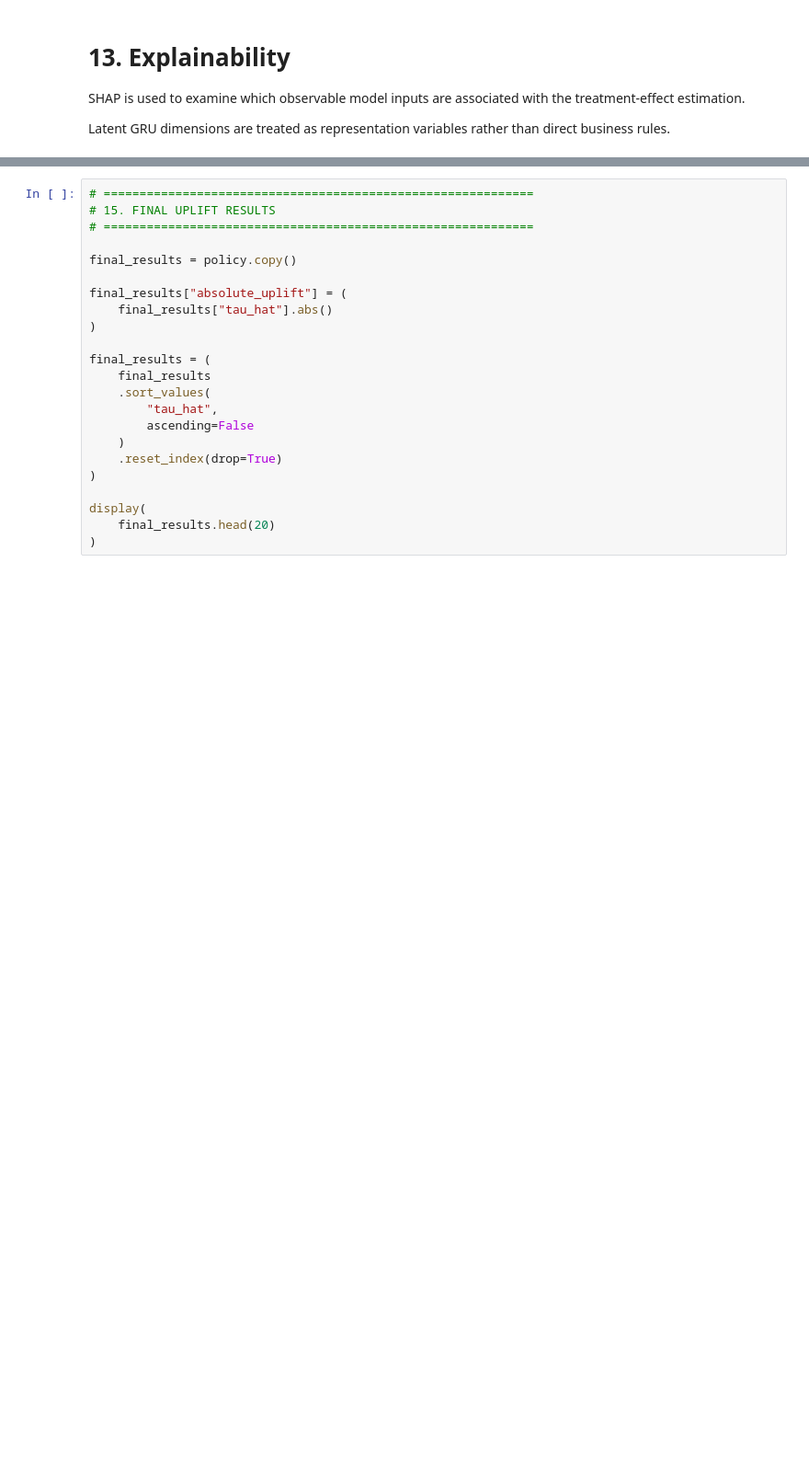
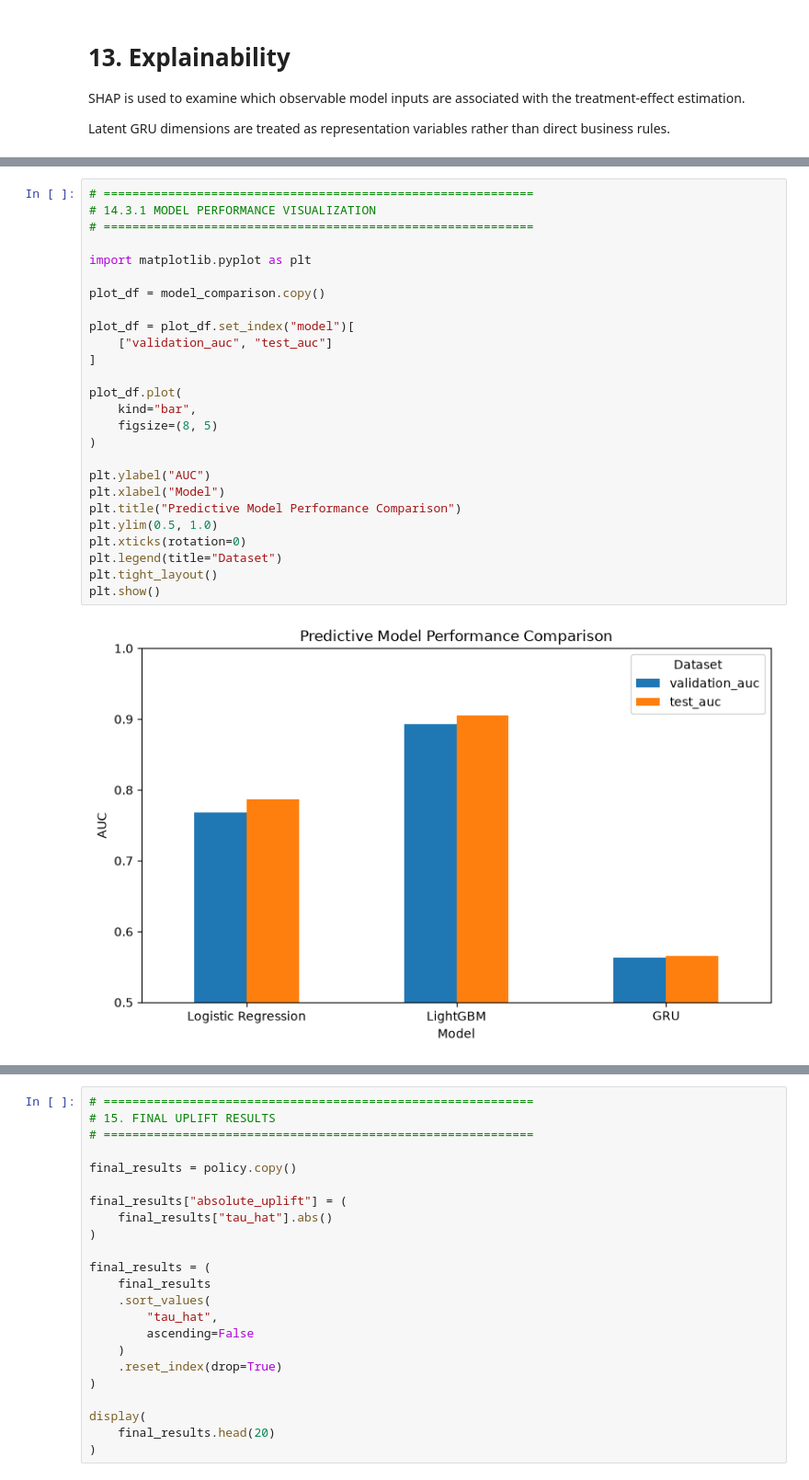
Before and after one commit to BaoVy2810/ecommerce-causal-analysis, a Jupyter notebook: notebooks/Uplift_Promotion_Pipeline.ipynb, the cells around one changed output, grey strips where cells are left out. Shown at 92% size. Cells and saved outputs as stored; diff of their text form; blank space fills up the shorter version.

```diff
--- a/notebooks/Uplift_Promotion_Pipeline.ipynb
+++ b/notebooks/Uplift_Promotion_Pipeline.ipynb
@@ -2707,0 +3072,28 @@ display(
+# %%
+# ============================================================
+# 14.3.1 MODEL PERFORMANCE VISUALIZATION
+# ============================================================
+
+import matplotlib.pyplot as plt
+
+plot_df = model_comparison.copy()
+
+plot_df = plot_df.set_index("model")[
+    ["validation_auc", "test_auc"]
+]
+
+plot_df.plot(
+    kind="bar",
+    figsize=(8, 5)
+)
+
+plt.ylabel("AUC")
+plt.xlabel("Model")
+plt.title("Predictive Model Performance Comparison")
+plt.ylim(0.5, 1.0)
+plt.xticks(rotation=0)
+plt.legend(title="Dataset")
+plt.tight_layout()
+plt.show()
+# %% [output]
+[figure, added]
```
Also changed, not shown: parts of 16 cells of this notebook, 2 other files.
